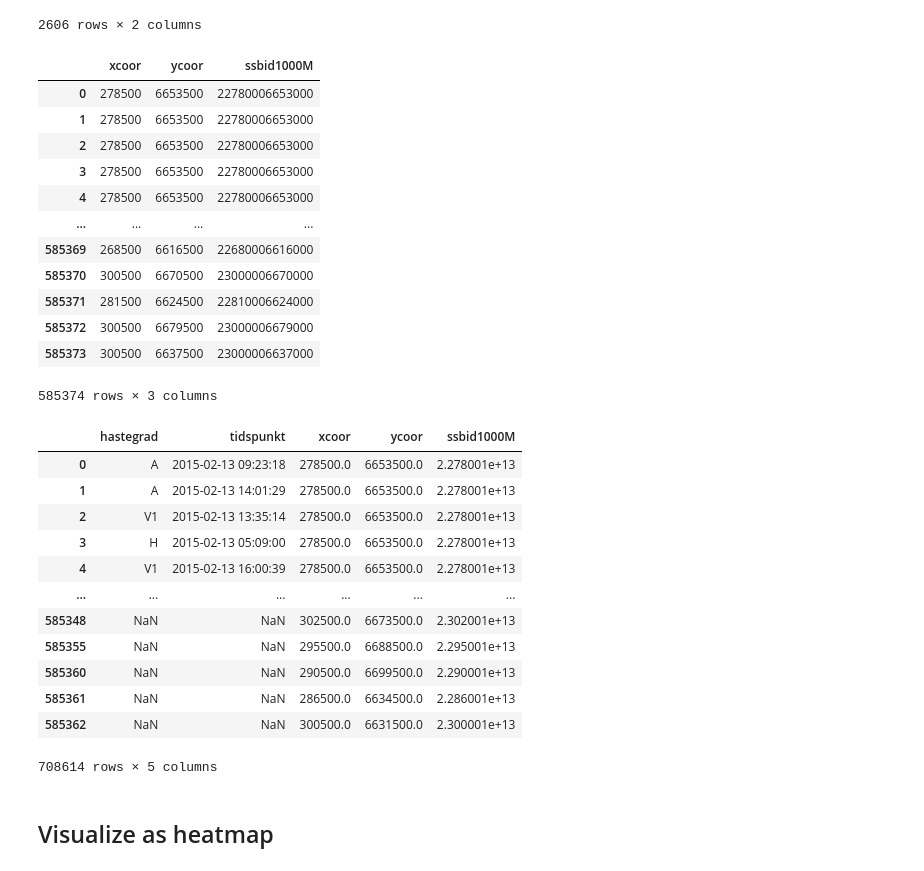
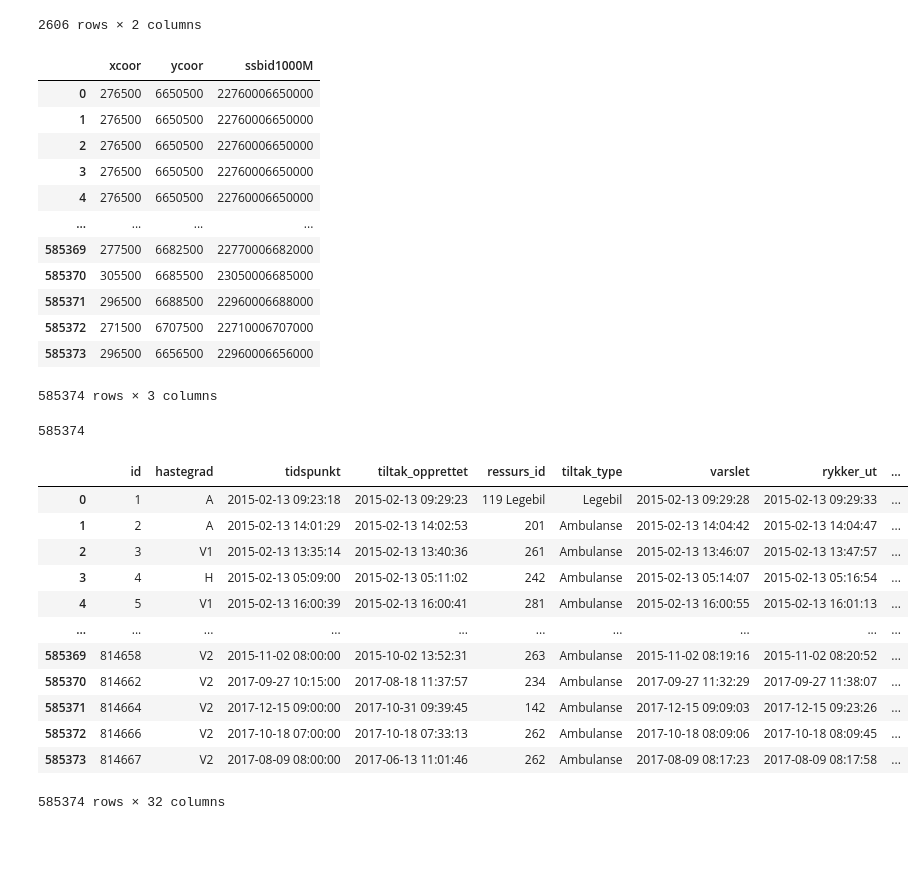
Before and after one commit to Magssch/gecco-2023-ambulance-allocation, a Jupyter notebook: scripts/notebooks/nicklas_spacial.ipynb, the cells around one changed output. Saved outputs shown, nothing was run; the diff lists cells and outputs as text; code cells hidden in the pictures; blank space fills up the shorter version.

Commit message:
Finish anonymized dataset

```diff
--- a/scripts/notebooks/nicklas_spacial.ipynb
+++ b/scripts/notebooks/nicklas_spacial.ipynb
@@ -54,0 +37,5 @@ incidents
+# %%
+incidents = pd.read_csv('proprietary_data/cleaned_data.csv')
+incidents = incidents.drop(columns=['geometry'])
+incidents_columns = incidents.columns
+incidents
@@ -231,35 +227,38 @@ resampled_spacial = resampled_spacial[spacial.columns]
 resampled_spacial
 # %% [output]
 |  | xcoor | ycoor | ssbid1000M |
-| 0 | 278500 | 6653500 | 22780006653000 |
-| 1 | 278500 | 6653500 | 22780006653000 |
-| 2 | 278500 | 6653500 | 22780006653000 |
-| 3 | 278500 | 6653500 | 22780006653000 |
-| 4 | 278500 | 6653500 | 22780006653000 |
+| 0 | 276500 | 6650500 | 22760006650000 |
+| 1 | 276500 | 6650500 | 22760006650000 |
+| 2 | 276500 | 6650500 | 22760006650000 |
+| 3 | 276500 | 6650500 | 22760006650000 |
+| 4 | 276500 | 6650500 | 22760006650000 |
 | ... | ... | ... | ... |
-| 585369 | 268500 | 6616500 | 22680006616000 |
-| 585370 | 300500 | 6670500 | 23000006670000 |
-| 585371 | 281500 | 6624500 | 22810006624000 |
-| 585372 | 300500 | 6679500 | 23000006679000 |
-| 585373 | 300500 | 6637500 | 23000006637000 |
+| 585369 | 277500 | 6682500 | 22770006682000 |
+| 585370 | 305500 | 6685500 | 23050006685000 |
+| 585371 | 296500 | 6688500 | 22960006688000 |
+| 585372 | 271500 | 6707500 | 22710006707000 |
+| 585373 | 296500 | 6656500 | 22960006656000 |
 585374 rows × 3 columns
+# %%
+len(incidents)
+# %% [output]
+585374
 # %%
-incidents = incidents.drop(resampled_spacial.columns, axis=1)
-incidents = pd.concat([incidents, resampled_spacial], axis=1)
-incidents
+anonymized_incidents = incidents.drop(resampled_spacial.columns, axis=1)
+anonymized_incidents = pd.concat([anonymized_incidents.reset_index(), resampled_spacial], axis=1)
+anonymized_incidents = anonymized_incidents[incidents_columns]
+anonymized_incidents
 # %% [output]
-|  | hastegrad | tidspunkt | xcoor | ycoor | ssbid1000M |
-| 0 | A | 2015-02-13 09:23:18 | 278500.0 | 6653500.0 | 2.278001e+13 |
-| 1 | A | 2015-02-13 14:01:29 | 278500.0 | 6653500.0 | 2.278001e+13 |
-| 2 | V1 | 2015-02-13 13:35:14 | 278500.0 | 6653500.0 | 2.278001e+13 |
-| 3 | H | 2015-02-13 05:09:00 | 278500.0 | 6653500.0 | 2.278001e+13 |
-| 4 | V1 | 2015-02-13 16:00:39 | 278500.0 | 6653500.0 | 2.278001e+13 |
-| ... | ... | ... | ... | ... | ... |
-| 585348 | NaN | NaN | 302500.0 | 6673500.0 | 2.302001e+13 |
-| 585355 | NaN | NaN | 295500.0 | 6688500.0 | 2.295001e+13 |
-| 585360 | NaN | NaN | 290500.0 | 6699500.0 | 2.290001e+13 |
-| 585361 | NaN | NaN | 286500.0 | 6634500.0 | 2.286001e+13 |
-| 585362 | NaN | NaN | 300500.0 | 6631500.0 | 2.300001e+13 |
+|  | id | hastegrad | tidspunkt | tiltak_opprettet | ressurs_id | tiltak_type | varslet | rykker_ut | ... |
+| 0 | 1 | A | 2015-02-13 09:23:18 | 2015-02-13 09:29:23 | 119 Legebil | Legebil | 2015-02-13 09:29:28 | 2015-02-13 09:29:33 | ... |
+| 1 | 2 | A | 2015-02-13 14:01:29 | 2015-02-13 14:02:53 | 201 | Ambulanse | 2015-02-13 14:04:42 | 2015-02-13 14:04:47 | ... |
+| 2 | 3 | V1 | 2015-02-13 13:35:14 | 2015-02-13 13:40:36 | 261 | Ambulanse | 2015-02-13 13:46:07 | 2015-02-13 13:47:57 | ... |
+| 3 | 4 | H | 2015-02-13 05:09:00 | 2015-02-13 05:11:02 | 242 | Ambulanse | 2015-02-13 05:14:07 | 2015-02-13 05:16:54 | ... |
+| 4 | 5 | V1 | 2015-02-13 16:00:39 | 2015-02-13 16:00:41 | 281 | Ambulanse | 2015-02-13 16:00:55 | 2015-02-13 16:01:13 | ... |
+| ... | ... | ... | ... | ... | ... | ... | ... | ... | ... |
+| 585369 | 814658 | V2 | 2015-11-02 08:00:00 | 2015-10-02 13:52:31 | 263 | Ambulanse | 2015-11-02 08:19:16 | 2015-11-02 08:20:52 | ... |
+| 585370 | 814662 | V2 | 2017-09-27 10:15:00 | 2017-08-18 11:37:57 | 234 | Ambulanse | 2017-09-27 11:32:29 | 2017-09-27 11:38:07 | ... |
+| 585371 | 814664 | V2 | 2017-12-15 09:00:00 | 2017-10-31 09:39:45 | 142 | Ambulanse | 2017-12-15 09:09:03 | 2017-12-15 09:23:26 | ... |
+| 585372 | 814666 | V2 | 2017-10-18 07:00:00 | 2017-10-18 07:33:13 | 262 | Ambulanse | 2017-10-18 08:09:06 | 2017-10-18 08:09:45 | ... |
+| 585373 | 814667 | V2 | 2017-08-09 08:00:00 | 2017-06-13 11:01:46 | 262 | Ambulanse | 2017-08-09 08:17:23 | 2017-08-09 08:17:58 | ... |
-708614 rows × 5 columns
+585374 rows × 32 columns
-# %% [markdown]
-## Visualize as heatmap
```
Also changed, not shown: parts of 8 cells of this notebook.
